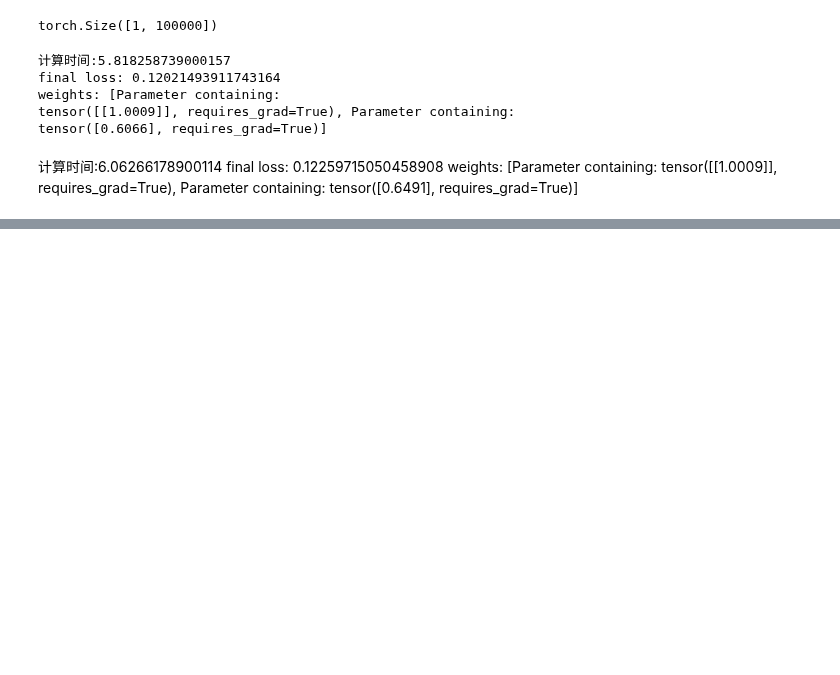
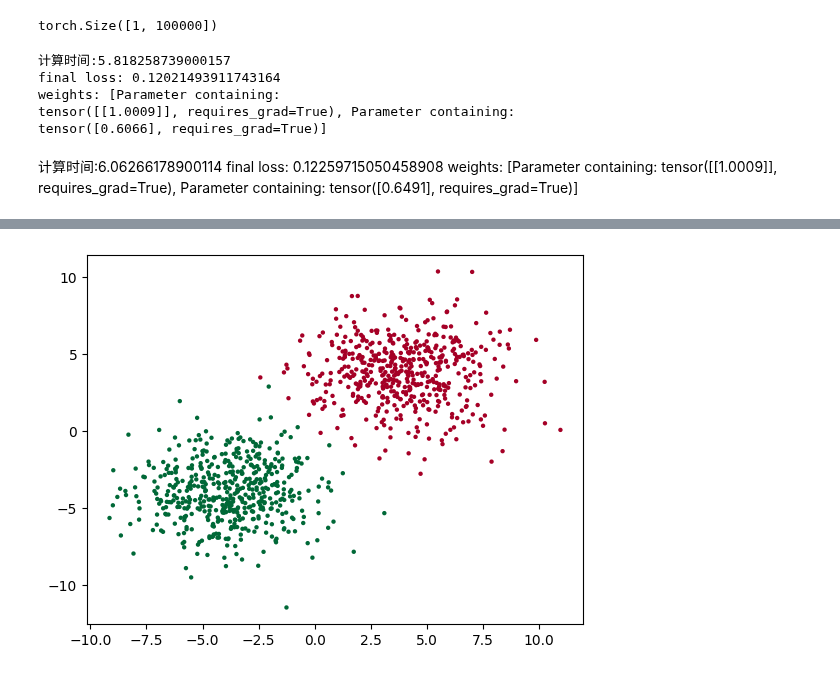
Before and after one commit to gavinloverqq/learn_nlp, a Jupyter notebook: NLP_source_code/Learn_Pytorch/c2.ipynb, the cells around one changed output, grey strips where cells are left out. Saved outputs shown, nothing was run; the diff lists cells and outputs as text; code cells hidden in the pictures; blank space fills up the shorter version.

```diff
--- a/NLP_source_code/Learn_Pytorch/c2.ipynb
+++ b/NLP_source_code/Learn_Pytorch/c2.ipynb
@@ -293,0 +296,8 @@ tensor([0.6491], requires_grad=True)]
+# %%
+import torch
+import matplotlib.pyplot as plt
+from torch import nn,optim
+import torch.nn.functional as F
+
+x = torch.unsqueeze(torch.linspace(-3,3,10000),dim=1)
+y = x.pow(3)+1.3*torch.rand(x.size())
@@ -293,0 +360,5 @@ tensor([0.6491], requires_grad=True)]
+# %%
+net,loss = train(net,criterion,optimizer,10000)
+
+print("final loss:",loss.item())
+print("weights:",list(net.parameters()))
@@ -293,0 +387,78 @@ tensor([0.6491], requires_grad=True)]
+# %%
+#coding=utf-8
+
+import torch
+import matplotlib.pyplot as plt
+from torch import nn,optim
+
+
+cluster = torch.ones(500, 2) #ones函数生成500x2的数据
+data0 = torch.normal(4*cluster, 2) #构造一个均值为4，标准差为2的数据簇
+data1 = torch.normal(-4*cluster, 2) #构造一个均值为4，标准差为2的数据簇
+label0 = torch.zeros(500) #500个标签0
+label1 = torch.ones(500) #500个标签1
+
+x = torch.cat((data0, data1), ).type(torch.FloatTensor)
+y = torch.cat((label0, label1), ).type(torch.LongTensor)
+
+plt.scatter(x.numpy()[:,0], x.numpy()[:, 1], c=y.numpy(), s=10, lw=0, cmap='RdYlGn')
+plt.show()
+
+class Net(nn.Module):     # 继承 torch 的 Module
+    def __init__(self):
+        super(Net, self).__init__()     # 继承 __init__ 功能
+        self.linear = nn.Linear(2,2)
+
+    def forward(self, x):
+        x = self.linear(x)
+        x = torch.sigmoid(x)
+        return x
+
+
+CUDA = torch.cuda.is_available()
+
+if CUDA:
+    net = Net().cuda()
+    inputs = x.cuda()
+    target = y.cuda()
+else:
+    net = Net()
+    inputs = x
+    target = y
+
+optimizer = optim.SGD(net.parameters(), lr=0.02)
+criterion = nn.CrossEntropyLoss()
+
+def draw(output):
+    if CUDA:
+        output=output.cpu()
+    plt.cla()
+    output = torch.max((output), 1)[1]
+    pred_y = output.data.numpy().squeeze()
+    target_y = y.numpy()
+    plt.scatter(x.numpy()[:, 0], x.numpy()[:, 1], c=pred_y, s=10, lw=0, cmap='RdYlGn')
+    accuracy = sum(pred_y == target_y)/1000.0
+    plt.text(1.5, -4, 'Accuracy=%s' % (accuracy), fontdict={'size': 20, 'color':  'red'})
+    plt.pause(0.1)
+
+
+def train(model,criterion,optimizer,epochs):
+    output = model(inputs)
+    for epoch in range(epochs):
+        #forward
+        output = model(inputs)
+        loss = criterion(output,target)
+
+        #backward
+        optimizer.zero_grad()
+        loss.backward()
+        optimizer.step()
+
+        if epoch % 40 == 0:
+            print(loss.item())
+    draw(output)
+
+
+train(net,criterion,optimizer,1000)
+# %% [output]
+[figure, added]
```
Also changed, not shown: parts of 6 cells of this notebook.
